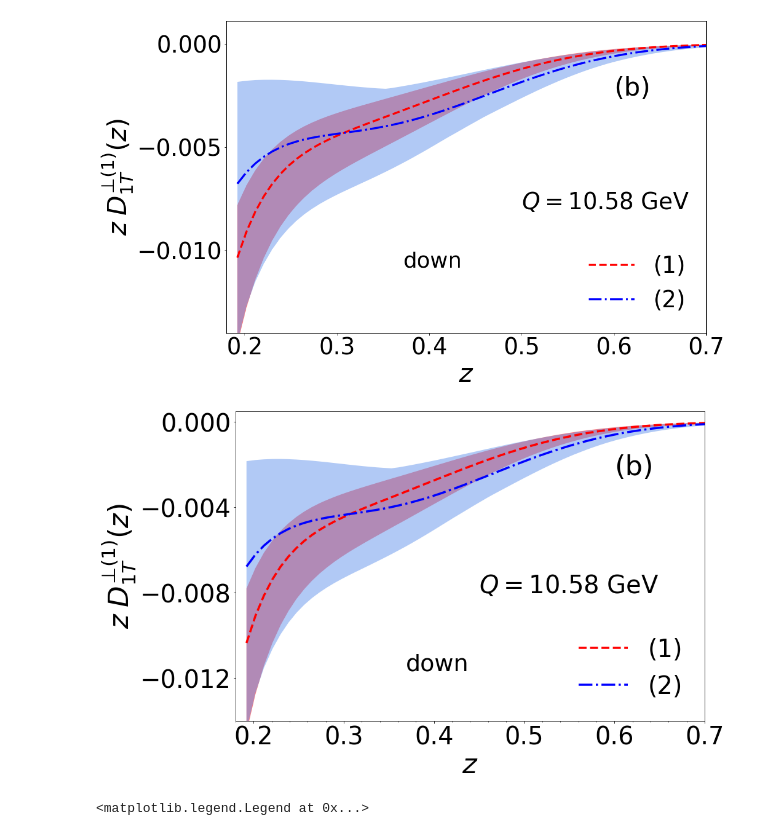
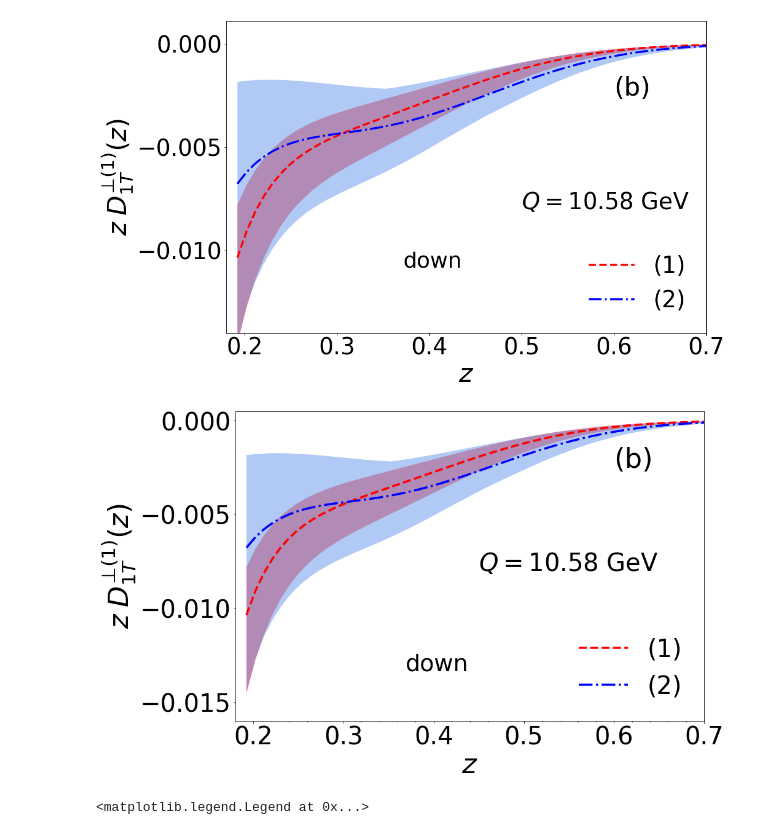
Before and after one commit to zaccheddu/SIDIS_epem, a Jupyter notebook: first_moments/plotter_first_mom2_scenarios12.ipynb, the cells around one changed output. Saved outputs shown, nothing was run; the diff lists cells and outputs as text; code cells hidden in the pictures.

```diff
--- a/first_moments/plotter_first_mom2_scenarios12.ipynb
+++ b/first_moments/plotter_first_mom2_scenarios12.ipynb
@@ -115,36 +115,36 @@ plot(dbl_mod.zs,dbl_mod.DO,label='(1)',color='red',linestyle='--',linewidth=lnwd
 plot(dbl_mod.zs,a.DO,label='(2)',linewidth=lnwd,color='blue',linestyle='-.')
 fill_between(dbl_mod.zs,a.DO_min,a.DO_max,alpha=0.5,facecolor='cornflowerblue')
 #
 plt.title("down",fontsize=title_s,x=0.43, y=0.15)
-plt.ylim([-0.014,0.0005] )
+plt.ylim([-0.016,0.0005] )
 plt.xlim([0.18,0.7] )
 
 plt.ylabel(r'$ z\; D^{\bot (1)}_{1T} (z)$',size=y_lbl)
 plt.xlabel(r'$z$',size=x_lbl)
 #
 plt.text(0.6, -0.0025 , r'(b)', fontsize=45)
 plt.text(0.45, -0.008 , r'$Q=10.58$ GeV', fontsize=40)
 
 plt.tick_params(axis='both', which='major', labelsize=t_sz)
 #tick_params(axis='x', which='both', bottom=False,top=False,labelbottom=False)
 #plt.ticklabel_format(style='sci', axis='y', scilimits=(0,0))
 #ax.yaxis.set_major_locator(MultipleLocator(0.005))
 #ax.yaxis.set_minor_locator(MultipleLocator(0.001))
 
 ax.xaxis.set_minor_locator(MultipleLocator(0.02))
-ax.yaxis.set_major_locator(MultipleLocator(0.004))
+ax.yaxis.set_major_locator(MultipleLocator(0.005))
 plt.xlabel(r'$z$',size=x_lbl)
 #grid(True,lw=1.)
 plt.legend(loc='lower right', fontsize=fnt_s,frameon=False)
 
 fig1.subplots_adjust(top=0.9,bottom=0.2,left=0.230,right=0.76,hspace=0.,wspace=0.)
 
 fig1.set_size_inches(20., 10., forward=True)
 fig1.savefig('firsm_down12.pdf')
 #show()
 #fig1.show()
 # %% [output]
-[figure, old version]
+[figure, new version]
 # %%
 figure(figsize=(15, 10))
 fill_between(dbl_mod.zs,dbl_mod.ST_min,dbl_mod.ST_max,alpha=0.5,facecolor='red')
```
Also changed, not shown: parts of 1 cell of this notebook, 18 other files.
